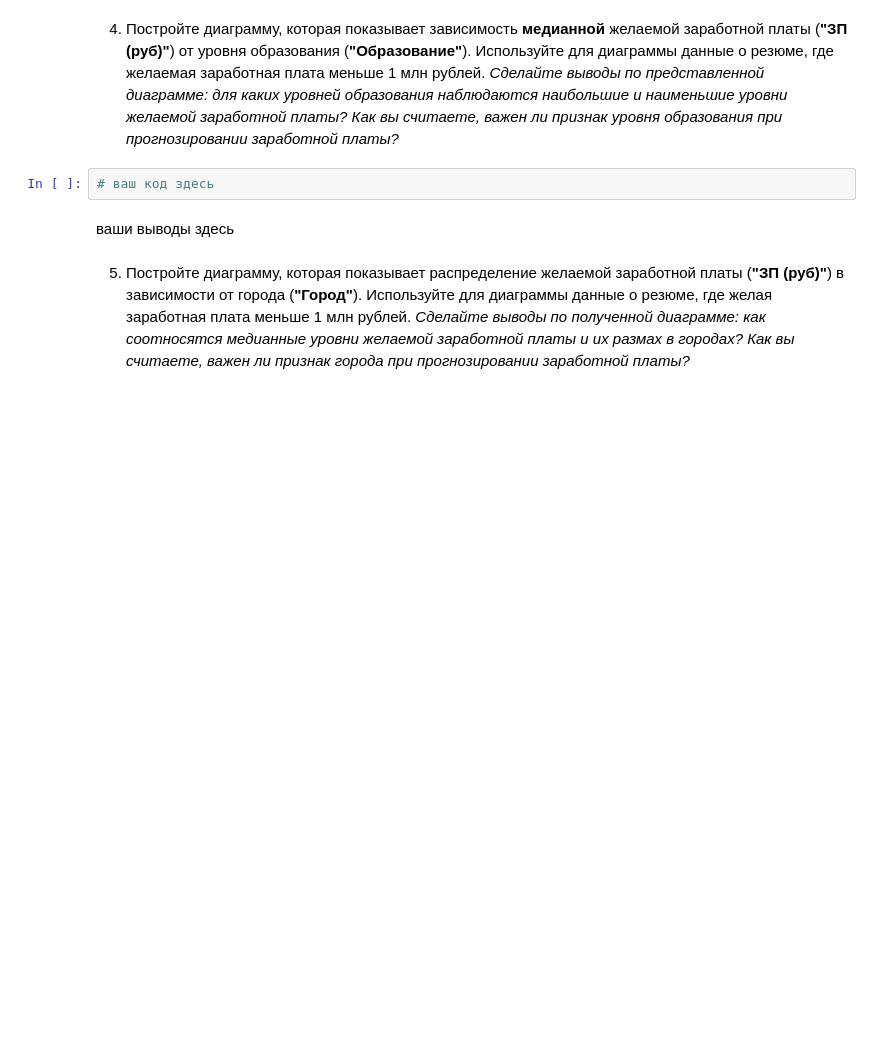
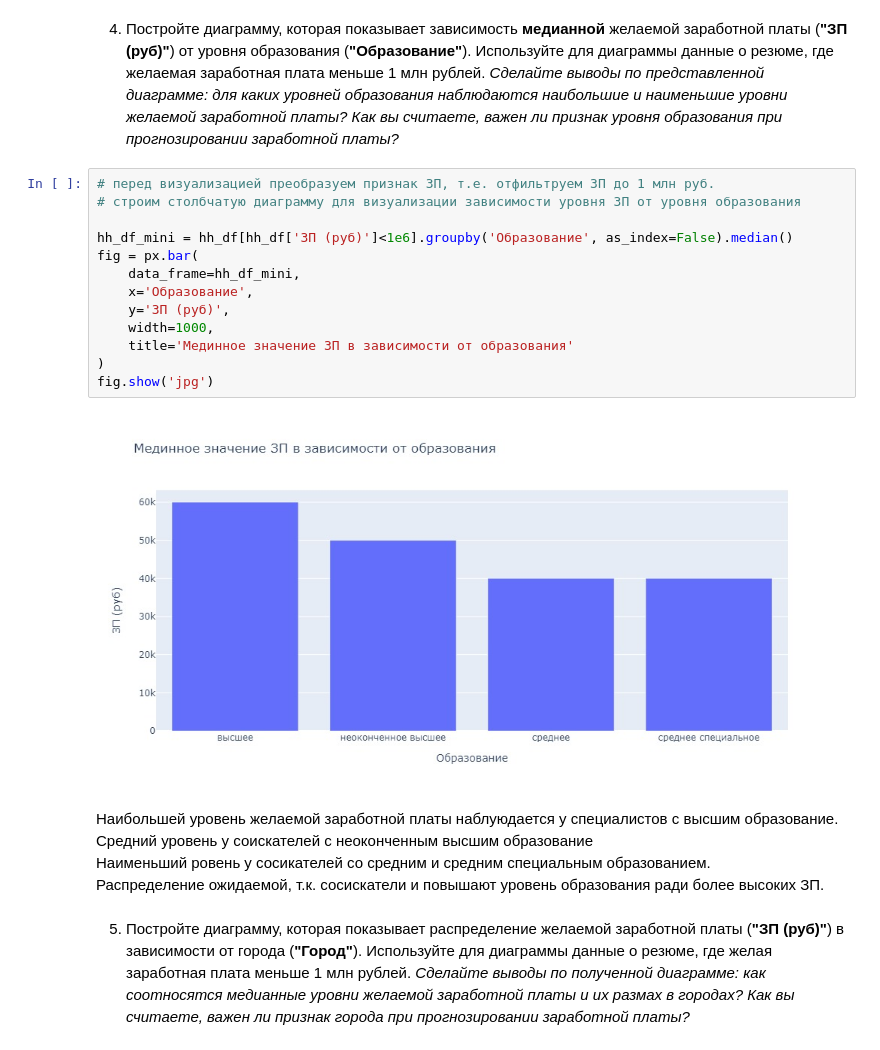
Before and after one commit to DmitriySky47/sf_data_science, a Jupyter notebook: project_1/Project_1_Анализ_вакансий_HH.ipynb, the cells around one changed output. Drawn from its saved outputs; the diff is of its cells as text; blank space fills up the shorter version.

```diff
--- a/project_1/Project_1_Анализ_вакансий_HH.ipynb
+++ b/project_1/Project_1_Анализ_вакансий_HH.ipynb
@@ -589,9 +641,25 @@ memory usage: 4.3+ MB
 4. Постройте диаграмму, которая показывает зависимость **медианной** желаемой заработной платы (**"ЗП (руб)"**) от уровня образования (**"Образование"**). Используйте для диаграммы данные о резюме, где желаемая заработная плата меньше 1 млн рублей.
 *Сделайте выводы по представленной диаграмме: для каких уровней образования наблюдаются наибольшие и наименьшие уровни желаемой заработной платы? Как вы считаете, важен ли признак уровня образования при прогнозировании заработной платы?*
 # %%
-# ваш код здесь
+# перед визуализацией преобразуем признак ЗП, т.е. отфильтруем ЗП до 1 млн руб.
+# строим столбчатую диаграмму для визуализации зависимости уровня ЗП от уровня образования
+
+hh_df_mini = hh_df[hh_df['ЗП (руб)']<1e6].groupby('Образование', as_index=False).median()
+fig = px.bar(
+    data_frame=hh_df_mini,
+    x='Образование',
+    y='ЗП (руб)',
+    width=1000,
+    title='Мединное значение ЗП в зависимости от образования'
+)
+fig.show('jpg')
+# %% [output]
+[figure, added]
 # %% [markdown]
-ваши выводы здесь
+Наибольшей уровень желаемой заработной платы наблуюдается у специалистов с высшим образование.
+<br>Средний уровень у соискателей с неоконченным высшим образование
+<br> Наименьший ровень у сосикателей со средним и средним специальным образованием.
+<br>Распределение ожидаемой, т.к. сосискатели и повышают уровень образования ради более высоких ЗП.
 # %% [markdown]
 5. Постройте диаграмму, которая показывает распределение желаемой заработной платы (**"ЗП (руб)"**) в зависимости от города (**"Город"**). Используйте для диаграммы данные о резюме, где желая заработная плата меньше 1 млн рублей.
 *Сделайте выводы по полученной диаграмме: как соотносятся медианные уровни желаемой заработной платы и их размах в городах? Как вы считаете, важен ли признак города при прогнозировании заработной платы?*
```
Also changed, not shown: parts of 15 cells of this notebook.
